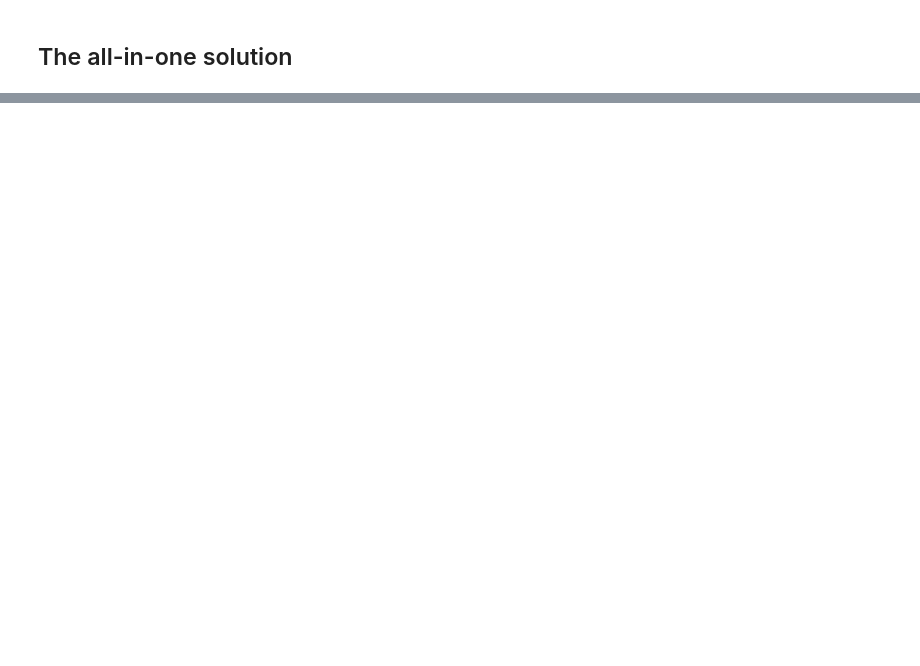
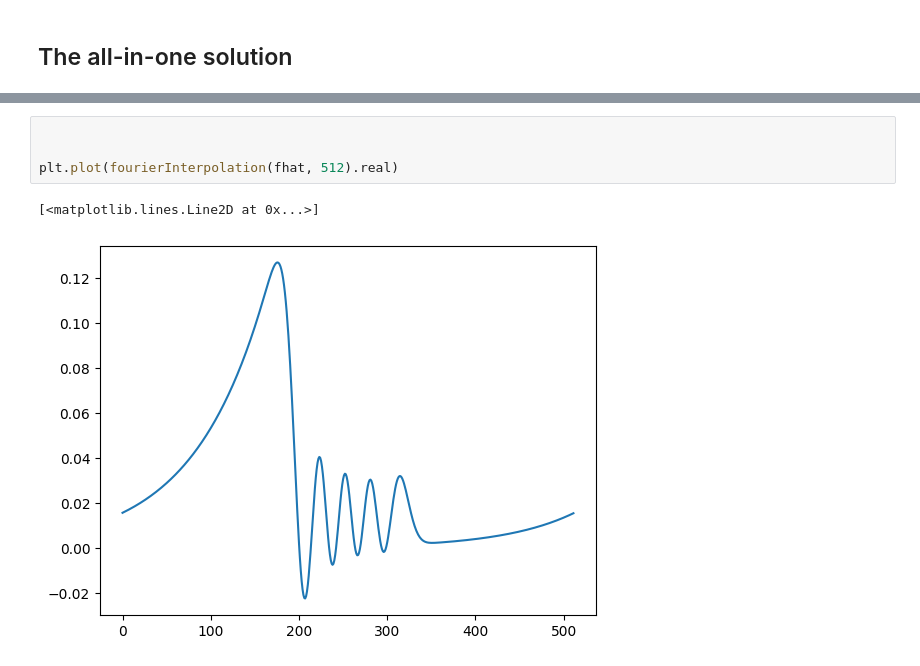
Before and after one commit to KunkelAlexander/fdm-hybrid-scheme, a Jupyter notebook: demonstration/ComplexFourierContinuation.ipynb, the cells around one changed output, grey strips where cells are left out. Drawn from its saved outputs; the diff is of its cells as text; blank space fills up the shorter version.

```diff
--- a/demonstration/ComplexFourierContinuation.ipynb
+++ b/demonstration/ComplexFourierContinuation.ipynb
@@ -291,0 +483,7 @@ class FourierExtension:
+# %%
+
+
+plt.plot(fourierInterpolation(fhat, 512).real)
+# %% [output]
+[<matplotlib.lines.Line2D at 0x...>]
+[figure, added]
```
Also changed, not shown: parts of 12 cells of this notebook, 1 other file.
